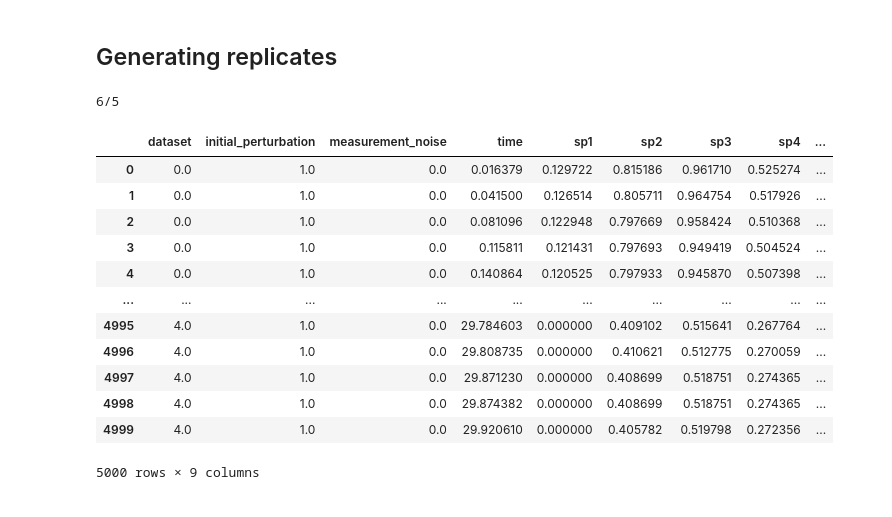
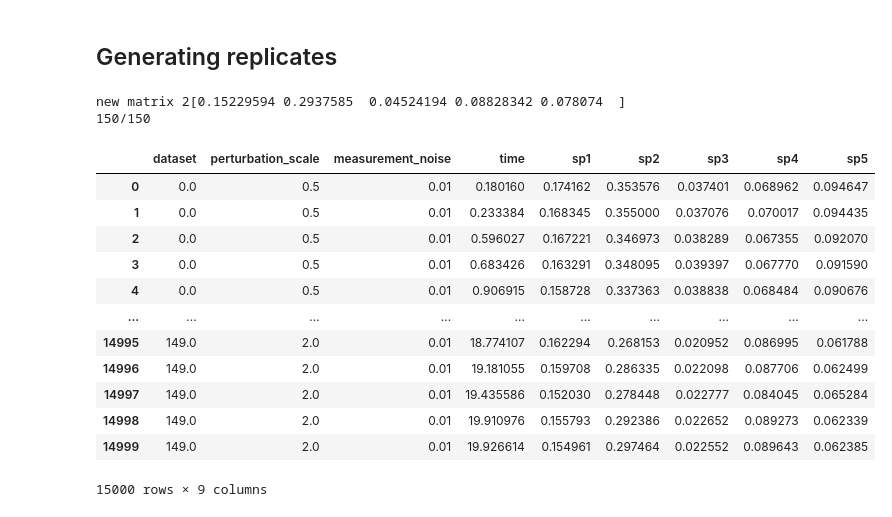
Before and after one commit to joaovaleriano/gLV_OED, a Jupyter notebook: notebooks/replicate_generation.ipynb, the cells around one changed output. Drawn from its saved outputs; the diff is of its cells as text; code cells hidden in the pictures.

```diff
--- a/notebooks/replicate_generation.ipynb
+++ b/notebooks/replicate_generation.ipynb
@@ -13,39 +13,46 @@ from experiments import *
 ## Generating replicates
 # %%
 n = 5
-seed = 123
+seed = 1
 r_max = 1.
 A_diag_std = 1.
 A_off_diag_std = 10.
+
 p = sort_glv_params(n, seed, r_max, A_diag_std, A_off_diag_std)
+r = p[:n]
+A = p[n:].reshape((n, n))
+x_eq = -np.linalg.inv(A)@r
+print(x_eq)
 
-np.random.seed(0)
-init_perturb_list = np.array([1.])
-t_samp_list = [np.sort(np.random.uniform(0, 30, 1000)) for i in range(5)]
-meas_noise_list = np.array([0.])
+np.random.seed(1)
+init_perturb = np.random.choice([-1., 1.], n)*np.random.uniform(0.3, 0.6, n)
+perturb_scale_list = np.array([0.5, 1., 2.])
+t_samp_list = [np.sort(np.random.uniform(0, 20, 100)) for i in range(50)]
+meas_noise_list = np.array([0.01])
 repetitions = 1
 
 env_noise = 0.05
 t0 = 0
 dt = 1e-2
 
-replicates = gen_replicates(p, env_noise, init_perturb_list, t0, dt, t_samp_list, meas_noise_list, repetitions, seed=0, scale_meas_noise_by_abund=True)
+replicates = gen_replicates(p, env_noise, init_perturb, perturb_scale_list, t0, dt, t_samp_list, meas_noise_list, repetitions, seed=0, scale_meas_noise_by_abund=True, save_datasets=True)
 replicates
 # %% [output]
-6/5
+new matrix 2[0.15229594 0.2937585  0.04524194 0.08828342 0.078074  ]
+150/150
-|  | dataset | initial_perturbation | measurement_noise | time | sp1 | sp2 | sp3 | sp4 | ... |
-| 0 | 0.0 | 1.0 | 0.0 | 0.016379 | 0.129722 | 0.815186 | 0.961710 | 0.525274 | ... |
-| 1 | 0.0 | 1.0 | 0.0 | 0.041500 | 0.126514 | 0.805711 | 0.964754 | 0.517926 | ... |
-| 2 | 0.0 | 1.0 | 0.0 | 0.081096 | 0.122948 | 0.797669 | 0.958424 | 0.510368 | ... |
-| 3 | 0.0 | 1.0 | 0.0 | 0.115811 | 0.121431 | 0.797693 | 0.949419 | 0.504524 | ... |
-| 4 | 0.0 | 1.0 | 0.0 | 0.140864 | 0.120525 | 0.797933 | 0.945870 | 0.507398 | ... |
+|  | dataset | perturbation_scale | measurement_noise | time | sp1 | sp2 | sp3 | sp4 | sp5 |
+| 0 | 0.0 | 0.5 | 0.01 | 0.180160 | 0.174162 | 0.353576 | 0.037401 | 0.068962 | 0.094647 |
+| 1 | 0.0 | 0.5 | 0.01 | 0.233384 | 0.168345 | 0.355000 | 0.037076 | 0.070017 | 0.094435 |
+| 2 | 0.0 | 0.5 | 0.01 | 0.596027 | 0.167221 | 0.346973 | 0.038289 | 0.067355 | 0.092070 |
+| 3 | 0.0 | 0.5 | 0.01 | 0.683426 | 0.163291 | 0.348095 | 0.039397 | 0.067770 | 0.091590 |
+| 4 | 0.0 | 0.5 | 0.01 | 0.906915 | 0.158728 | 0.337363 | 0.038838 | 0.068484 | 0.090676 |
 | ... | ... | ... | ... | ... | ... | ... | ... | ... | ... |
-| 4995 | 4.0 | 1.0 | 0.0 | 29.784603 | 0.000000 | 0.409102 | 0.515641 | 0.267764 | ... |
-| 4996 | 4.0 | 1.0 | 0.0 | 29.808735 | 0.000000 | 0.410621 | 0.512775 | 0.270059 | ... |
-| 4997 | 4.0 | 1.0 | 0.0 | 29.871230 | 0.000000 | 0.408699 | 0.518751 | 0.274365 | ... |
-| 4998 | 4.0 | 1.0 | 0.0 | 29.874382 | 0.000000 | 0.408699 | 0.518751 | 0.274365 | ... |
-| 4999 | 4.0 | 1.0 | 0.0 | 29.920610 | 0.000000 | 0.405782 | 0.519798 | 0.272356 | ... |
+| 14995 | 149.0 | 2.0 | 0.01 | 18.774107 | 0.162294 | 0.268153 | 0.020952 | 0.086995 | 0.061788 |
+| 14996 | 149.0 | 2.0 | 0.01 | 19.181055 | 0.159708 | 0.286335 | 0.022098 | 0.087706 | 0.062499 |
+| 14997 | 149.0 | 2.0 | 0.01 | 19.435586 | 0.152030 | 0.278448 | 0.022777 | 0.084045 | 0.065284 |
+| 14998 | 149.0 | 2.0 | 0.01 | 19.910976 | 0.155793 | 0.292386 | 0.022652 | 0.089273 | 0.062339 |
+| 14999 | 149.0 | 2.0 | 0.01 | 19.926614 | 0.154961 | 0.297464 | 0.022552 | 0.089643 | 0.062385 |
-5000 rows × 9 columns
+15000 rows × 9 columns
 # %%
 n_sp = sum(["sp" in col for col in replicates.columns])
 
```
Also changed, not shown: parts of 1 cell of this notebook.
